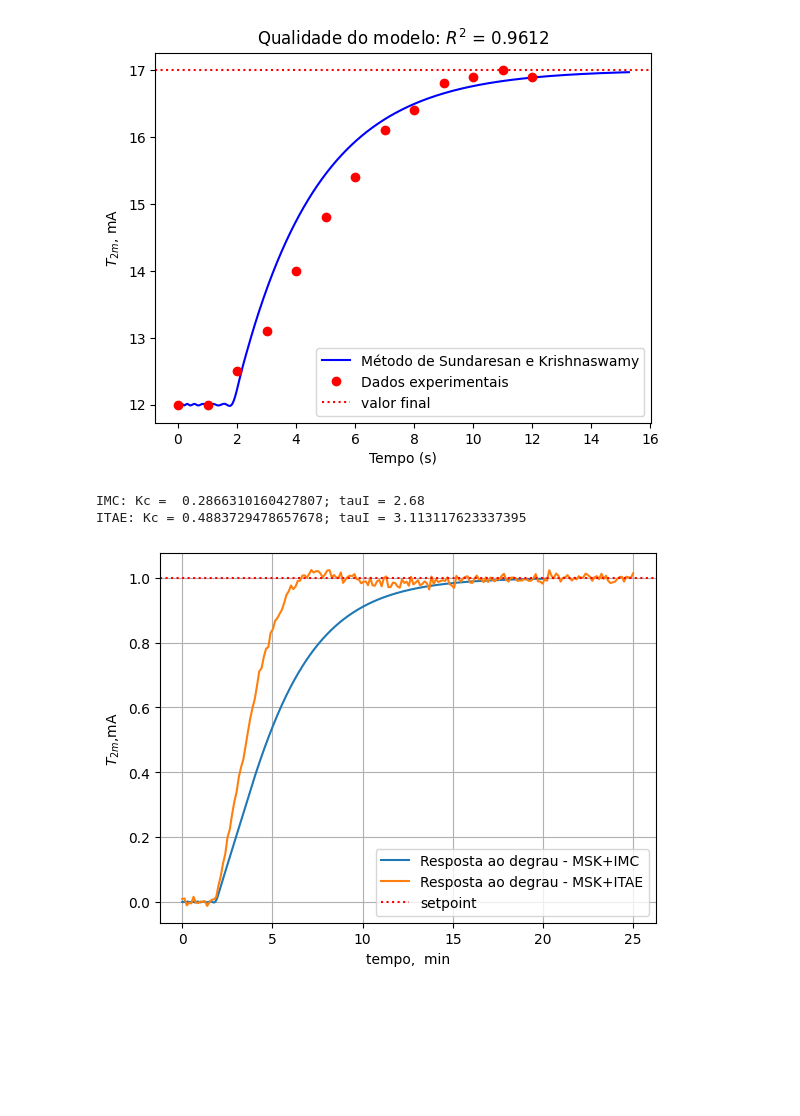
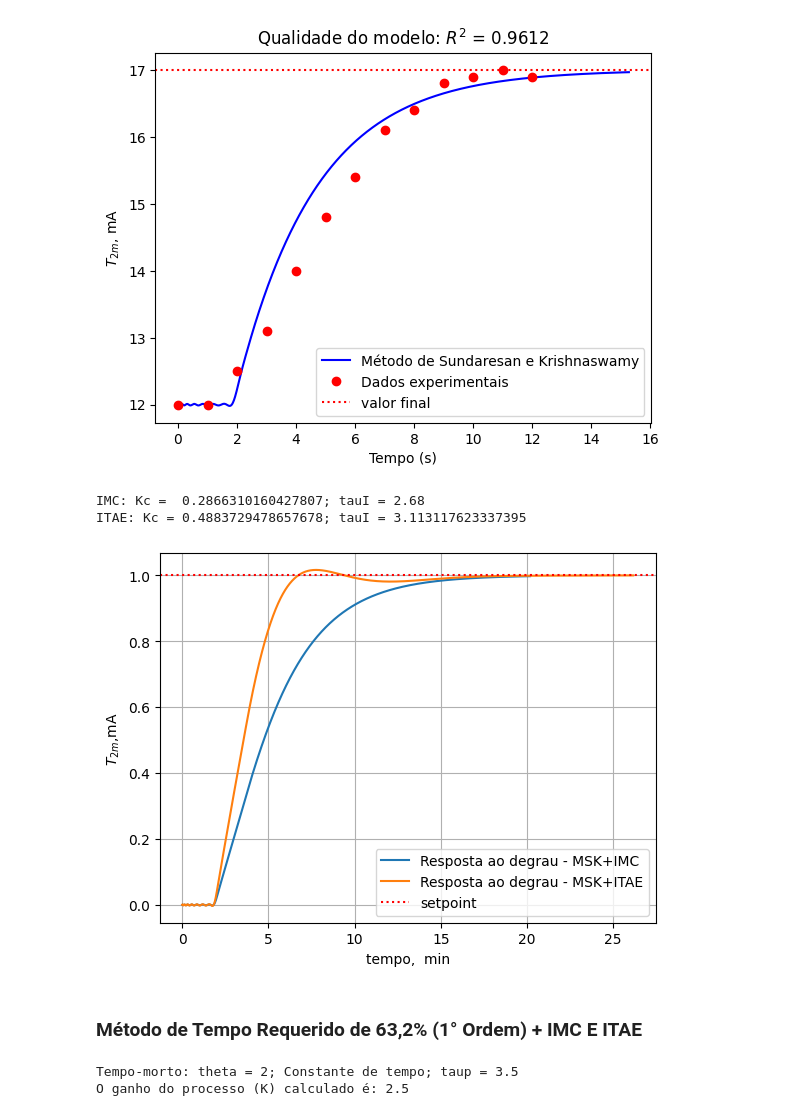
Before and after one commit to sayu0303/CONTROLE-2025, a Jupyter notebook: P8_do_zero_CONTROLE_080226.ipynb, the cells around one changed output. Drawn from its saved outputs; the diff is of its cells as text; code cells hidden in the pictures; blank space fills up the shorter version.

```diff
--- a/P8_do_zero_CONTROLE_080226.ipynb
+++ b/P8_do_zero_CONTROLE_080226.ipynb
@@ -152,33 +161,72 @@ D = -0.680
 
 Kc_ITAE = (A/K_SK)*((theta_SK/tau_SK)**B)
 
 tauI_ITAE = tau_SK/(C*(theta_SK/tau_SK)**D)
 
 print(f'ITAE: Kc = {Kc_ITAE}; tauI = {tauI_ITAE} ')
 
 #CRIAR A GC USANDO controlador pi
 
 Gc_ITAE = Kc_ITAE*(1+1/(tauI_ITAE*s))
 
 #MALHA FECHADA
 G_servoITAE = ct.minreal((Gc_ITAE*G_IP*Gv*G_SK)/(1+Gc_ITAE*G_IP*Gv*G_SK), verbose=False)
 
 
 #Simulação da malha fechada
 
-tsim2, ysim2 =  ct.step_response(G_servoITAE, T=np.linspace(0,25,200))
+tsim2, ysim2 =  ct.step_response(G_servoITAE) #T=np.linspace(0,25,200))
 
 
 #Visualização
 N = len(ysim2)
 plt.plot(tsim,ysim, label = 'Resposta ao degrau - MSK+IMC')
-plt.plot(tsim2,ysim2 + 0.01*np.random.randn(N), label = 'Resposta ao degrau - MSK+ITAE')
+plt.plot(tsim2,ysim2, label = 'Resposta ao degrau - MSK+ITAE')
+#plt.plot(tsim2,ysim2 + 0.01*np.random.randn(N), label = 'Resposta ao degrau - MSK+ITAE')
 plt.axhline(y=1, linestyle = ':', color = 'red', label = 'setpoint')
 plt.legend()
 plt.grid()
 plt.xlabel('tempo,  min')
 plt.ylabel(r'$T_{2m}$,mA');
 # %% [output]
 IMC: Kc =  0.2866310160427807; tauI = 2.68
 ITAE: Kc = 0.4883729478657678; tauI = 3.113117623337395
-[figure, old version]
+[figure, new version]
+# %% [markdown]
+### **Método de Tempo Requerido de 63,2% (1° Ordem) + IMC E ITAE**
+# %%
+#APLICAÇÃO DO MÉTODO DO TEMPO REQUERIDO
+
+'''
+Esse método é aplicado quando trata-se de um sistema com muitos ruídos. Com isso,
+o método já "pré-define" o chute a ser feito, no caso do exercício proposto
+é em relação ao tempo, sendo t = 63,2%.
+
+'''
+
+#Definição do theta e do tau
+
+'''
+Para esse método, foi feito a análise visual do gráfico gerado pelos dados experimentais.
+Dessa forma, o theta é definido como sendo o tempo em que a temperatura permanece constante
+no ínicio (tempo morto), já o tau é dado pelo tempo com 63,2% da temperatura total.
+
+'''
+
+theta_TR = 2               #Tempo em que a temperatura se manteve constante no ínicio
+tau_TR = 5.5 - theta_TR  #Tempo para atingir 63,2% de temperatura - theta
+
+print(f'Tempo-morto: theta = {theta_TR}; Constante de tempo; taup = {tau_TR}')
+
+#Definição do parâmetro K
+
+delta_PTR = 20 - 18        #Definição do meu delta y, seguindo a proposta do método, subtraindo a variação da pressão proposta no exercício
+delta_TTR = 17 - T_2m[0]   #Definição do meu delta u, considerando o maior valor de T com o menor
+
+
+K_TR = delta_TTR/delta_PTR
+
+print(f'O ganho do processo (K) calculado é: {K_TR}')
+# %% [output]
+Tempo-morto: theta = 2; Constante de tempo; taup = 3.5
+O ganho do processo (K) calculado é: 2.5
```
Also changed, not shown: parts of 11 cells of this notebook.
